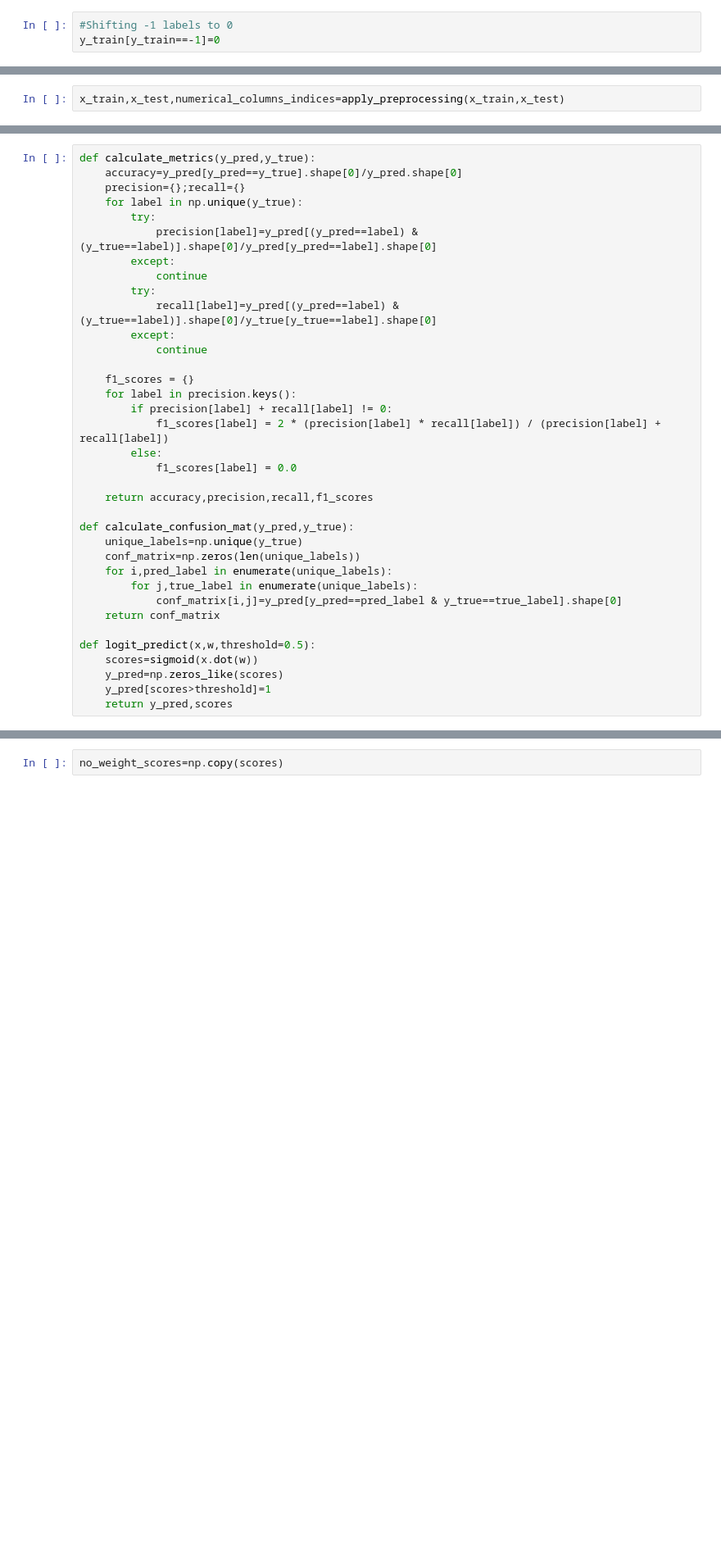
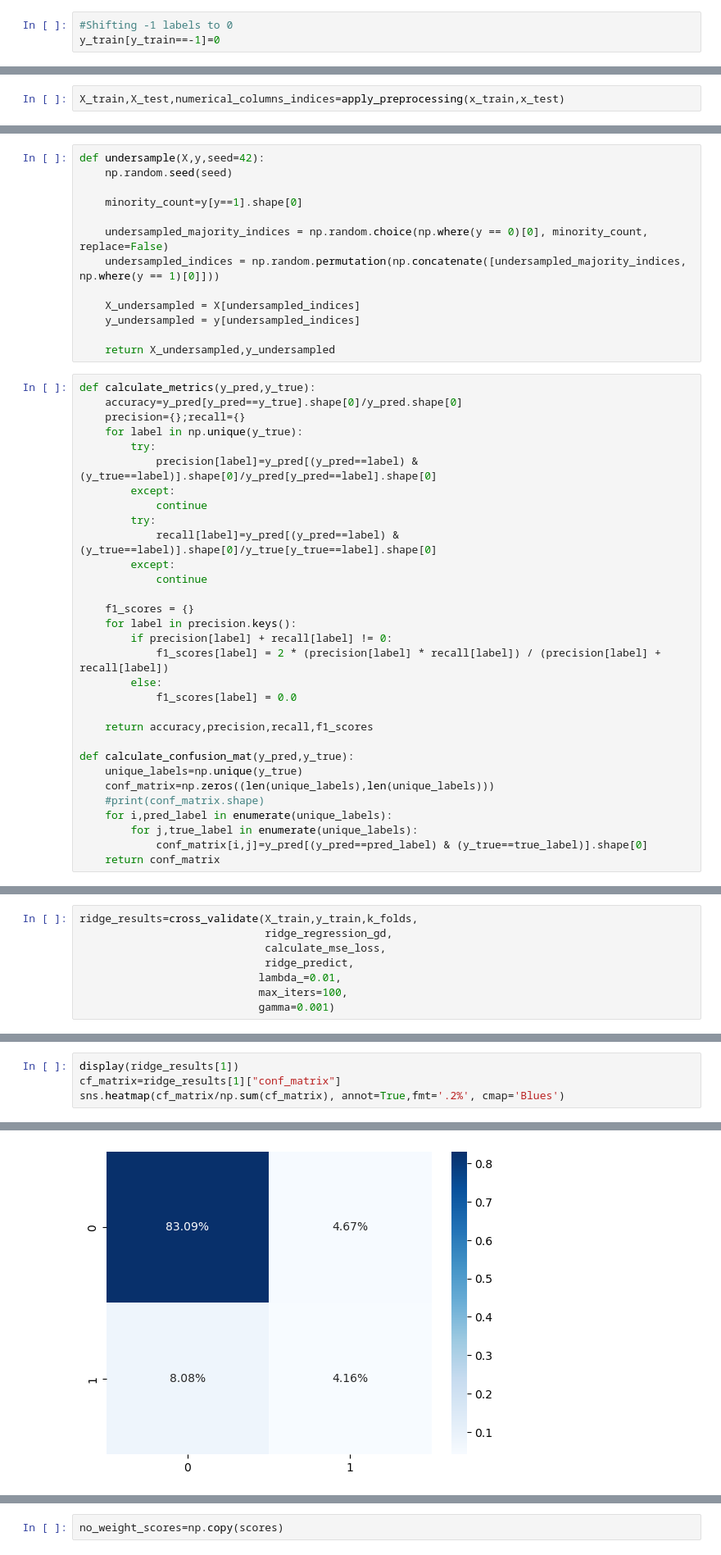
Before and after one commit to BerkeArgin/machine_is_learning, a Jupyter notebook: project1/berke_trial/main_notebook_berke.ipynb, the cells around one changed output, grey strips where cells are left out. Shown at 82% size. Drawn from its saved outputs; the diff is of its cells as text; blank space fills up the shorter version.

Commit message:
added outlier pred

```diff
--- a/project1/berke_trial/main_notebook_berke.ipynb
+++ b/project1/berke_trial/main_notebook_berke.ipynb
@@ -109,2 +32,2 @@ print(class_distribution)
 # %%
-x_train,x_test,numerical_columns_indices=apply_preprocessing(x_train,x_test)
+X_train,X_test,numerical_columns_indices=apply_preprocessing(x_train,x_test)
@@ -115,3 +34,16 @@ list(variables_set)[numerical_columns_indices[0]]
+# %%
+def undersample(X,y,seed=42):
+    np.random.seed(seed)
+
+    minority_count=y[y==1].shape[0]
+
+    undersampled_majority_indices = np.random.choice(np.where(y == 0)[0], minority_count, replace=False)
+    undersampled_indices = np.random.permutation(np.concatenate([undersampled_majority_indices, np.where(y == 1)[0]]))
+
+    X_undersampled = X[undersampled_indices]
+    y_undersampled = y[undersampled_indices]
+
+    return X_undersampled,y_undersampled
 # %%
 def calculate_metrics(y_pred,y_true):
     accuracy=y_pred[y_pred==y_true].shape[0]/y_pred.shape[0]
@@ -137,15 +69,10 @@ def calculate_metrics(y_pred,y_true):
 
 def calculate_confusion_mat(y_pred,y_true):
     unique_labels=np.unique(y_true)
-    conf_matrix=np.zeros(len(unique_labels))
+    conf_matrix=np.zeros((len(unique_labels),len(unique_labels)))
+    #print(conf_matrix.shape)
     for i,pred_label in enumerate(unique_labels):
         for j,true_label in enumerate(unique_labels):
-            conf_matrix[i,j]=y_pred[y_pred==pred_label & y_true==true_label].shape[0]
+            conf_matrix[i,j]=y_pred[(y_pred==pred_label) & (y_true==true_label)].shape[0]
     return conf_matrix
-
-def logit_predict(x,w,threshold=0.5):
-    scores=sigmoid(x.dot(w))
-    y_pred=np.zeros_like(scores)
-    y_pred[scores>threshold]=1
-    return y_pred,scores
 # %%
@@ -152,0 +130,8 @@ k_folds=stratified_K_fold(y_train)
+# %%
+ridge_results=cross_validate(X_train,y_train,k_folds,
+                             ridge_regression_gd,
+                             calculate_mse_loss,
+                             ridge_predict,
+                            lambda_=0.01,
+                            max_iters=100,
+                            gamma=0.001)
@@ -152,0 +226,5 @@ k_folds=stratified_K_fold(y_train)
+# %%
+display(ridge_results[1])
+cf_matrix=ridge_results[1]["conf_matrix"]
+sns.heatmap(cf_matrix/np.sum(cf_matrix), annot=True,fmt='.2%', cmap='Blues')
+# %% [output]
@@ -153,3 +246,4 @@ k_folds=stratified_K_fold(y_train)
+[figure, added]
 # %%
 for i,(train_fold,val_fold) in enumerate(k_folds):
     print("Fold",i+1)
```
Also changed, not shown: parts of 14 cells of this notebook, 3 other files.
